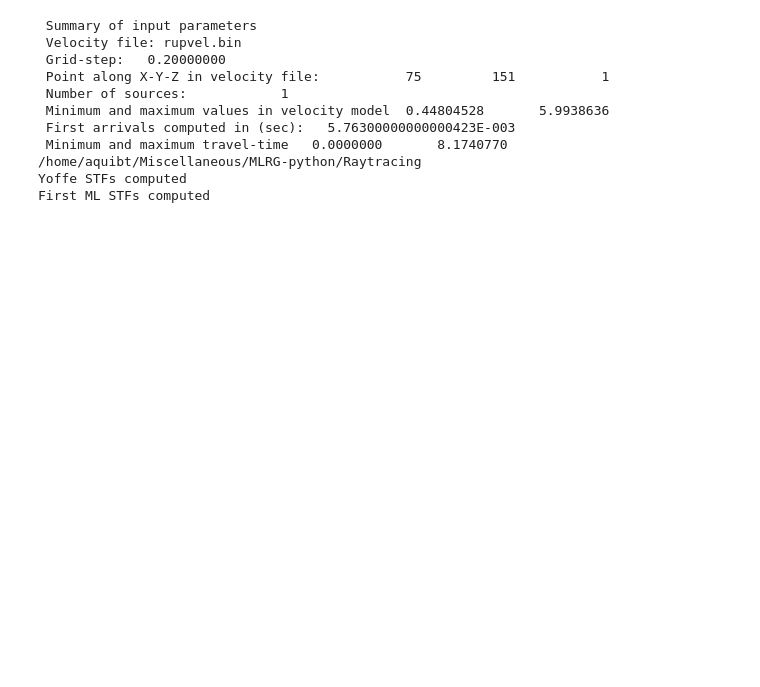
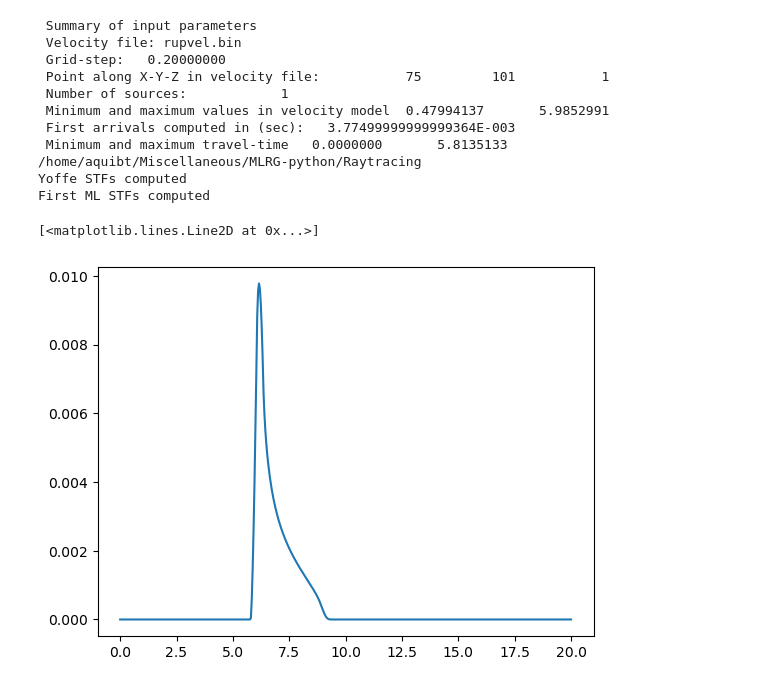
Before and after one commit to Tariq97/MLRG-python, a Jupyter notebook: gen_PD_source.ipynb, the cells around one changed output. Cells and saved outputs as stored; diff of their text form; code cells hidden in the pictures; blank space fills up the shorter version.

```diff
--- a/gen_PD_source.ipynb
+++ b/gen_PD_source.ipynb
@@ -89,17 +89,22 @@ Tr_eff = Compute_Tr(psv2,slip_taper/100,Tacc_ratio=Tacc_ratio)
 Tacc = Tr_eff*Tacc_ratio
 
 # Computing STFs and modified STFs based on ML
-slip_time, slip_rate_yoffe, slip_rate_ml, Tr_new, Vmax_new = Compute_Yoffe_and_ML_STF(slip_taper/100,vr,X2,Y2,crack_length,t_onset,Tr_eff,Tacc_ratio,t_end=20,num_pts=501)
+slip_time, slip_rate_yoffe, slip_rate_ml0, slip_rate_ml1, Tr_new0, Vmax_new0, Tr_new1, Vmax_new1 = Compute_Yoffe_and_ML_STF(slip_taper/100,vr,X2,Y2,crack_length,t_onset,Tr_eff,Tacc_ratio,t_end=20,num_pts=501)
 # %% [output]
  Summary of input parameters
  Velocity file: rupvel.bin
  Grid-step:   0.20000000
- Point along X-Y-Z in velocity file:           75         151           1
+ Point along X-Y-Z in velocity file:           75         101           1
  Number of sources:            1
- Minimum and maximum values in velocity model  0.44804528       5.9938636
- First arrivals computed in (sec):   5.76300000000000423E-003
- Minimum and maximum travel-time   0.0000000       8.1740770
+ Minimum and maximum values in velocity model  0.47994137       5.9852991
+ First arrivals computed in (sec):   3.77499999999999364E-003
+ Minimum and maximum travel-time   0.0000000       5.8135133
 /home/aquibt/Miscellaneous/MLRG-python/Raytracing
 Yoffe STFs computed
 First ML STFs computed
+# %%
+plt.plot(slip_time,slip_rate_yoffe[1,0,:])
+# %% [output]
+[<matplotlib.lines.Line2D at 0x...>]
+[figure, added]
 # %%
```
Also changed, not shown: parts of 4 cells of this notebook, 4 other files.
